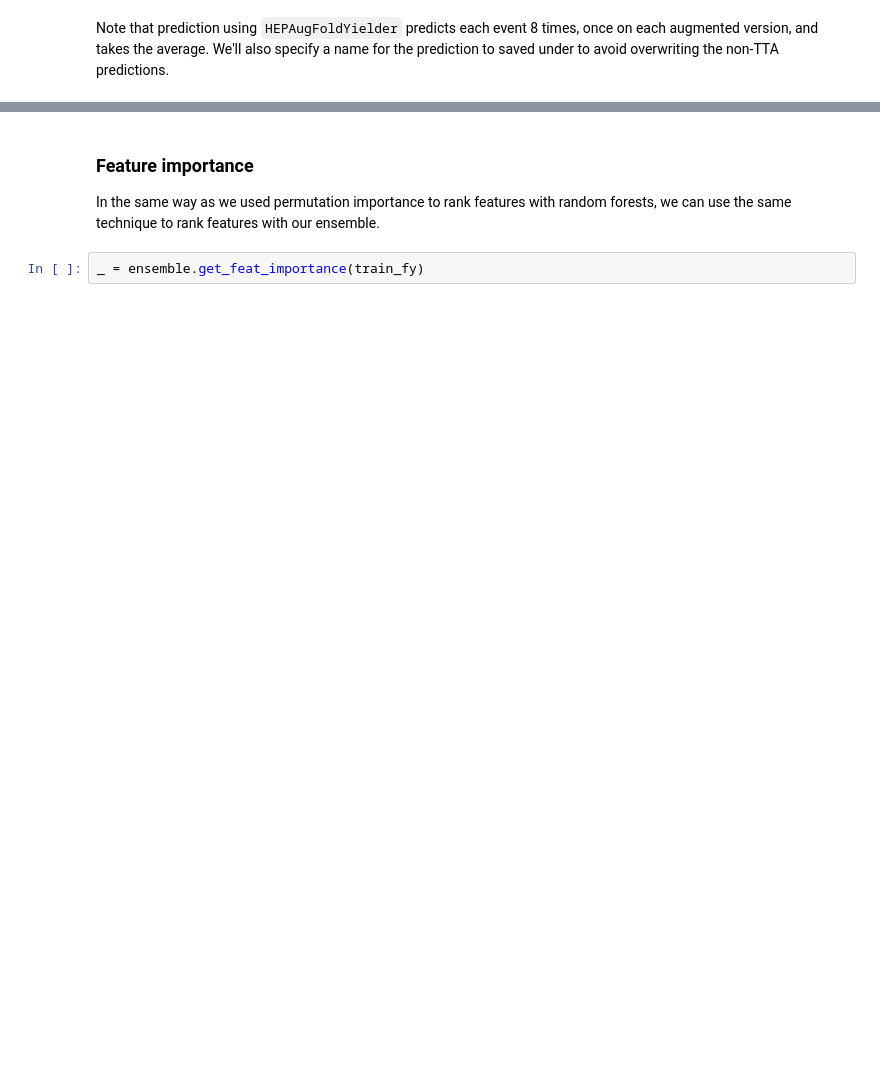
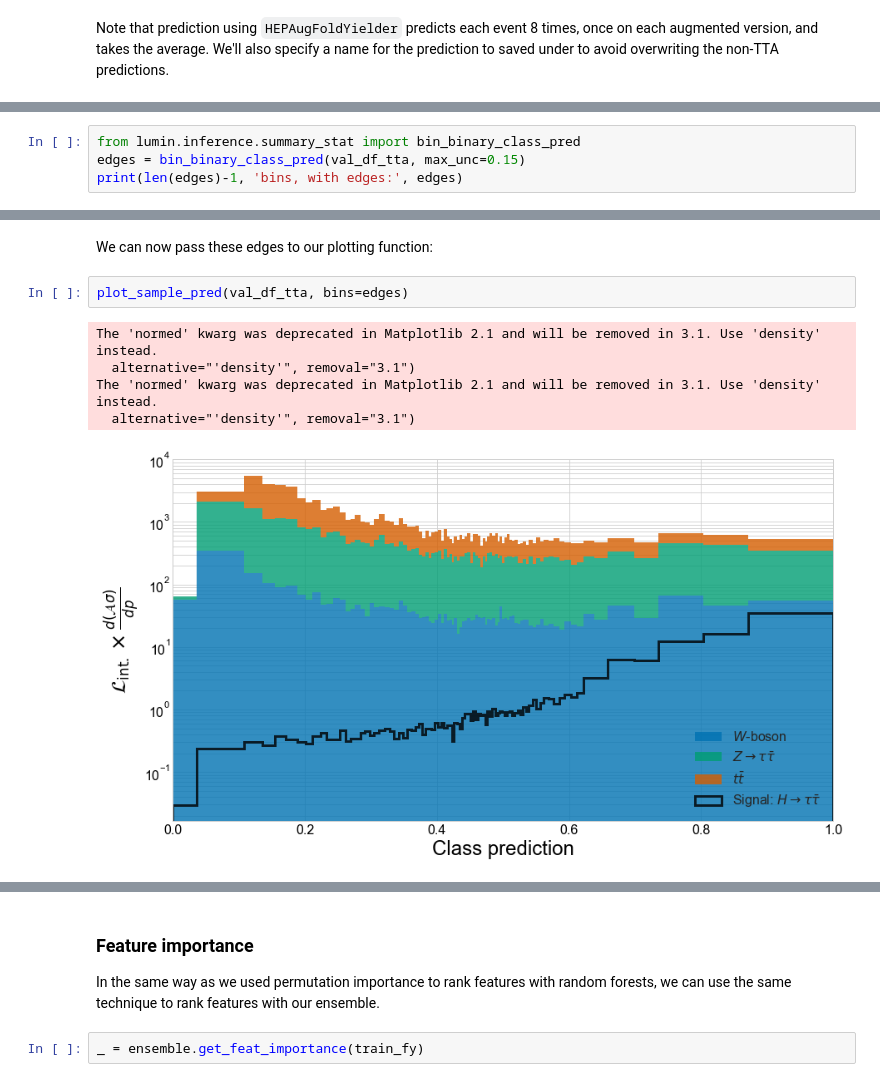
Before and after one commit to GilesStrong/lumin, a Jupyter notebook: examples/Multiclass_Classification.ipynb, the cells around one changed output, grey strips where cells are left out. Saved outputs shown, nothing was run; the diff lists cells and outputs as text; blank space fills up the shorter version.

```diff
--- a/examples/Multiclass_Classification.ipynb
+++ b/examples/Multiclass_Classification.ipynb
@@ -549,0 +678,4 @@ So, we now have a model which gets close to state-of-the-art results; One might
+# %%
+from lumin.inference.summary_stat import bin_binary_class_pred
+edges = bin_binary_class_pred(val_df_tta, max_unc=0.15)
+print(len(edges)-1, 'bins, with edges:', edges)
@@ -549,0 +692,10 @@ So, we now have a model which gets close to state-of-the-art results; One might
+# %% [markdown]
+We can now pass these edges to our plotting function:
+# %%
+plot_sample_pred(val_df_tta, bins=edges)
+# %% [output]
+The 'normed' kwarg was deprecated in Matplotlib 2.1 and will be removed in 3.1. Use 'density' instead.
+  alternative="'density'", removal="3.1")
+The 'normed' kwarg was deprecated in Matplotlib 2.1 and will be removed in 3.1. Use 'density' instead.
+  alternative="'density'", removal="3.1")
+[figure, added]
```
Also changed, not shown: parts of 63 cells of this notebook, 8 other files.
